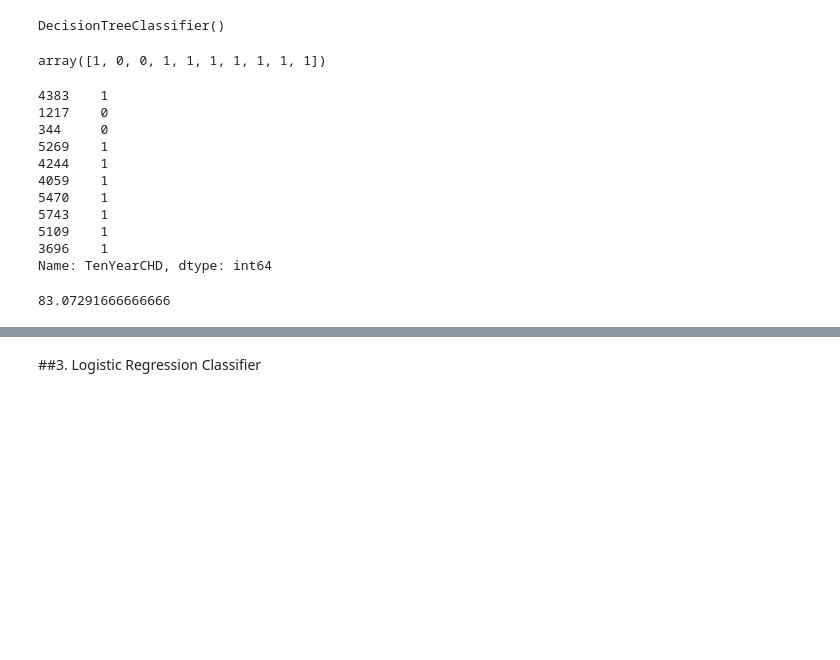
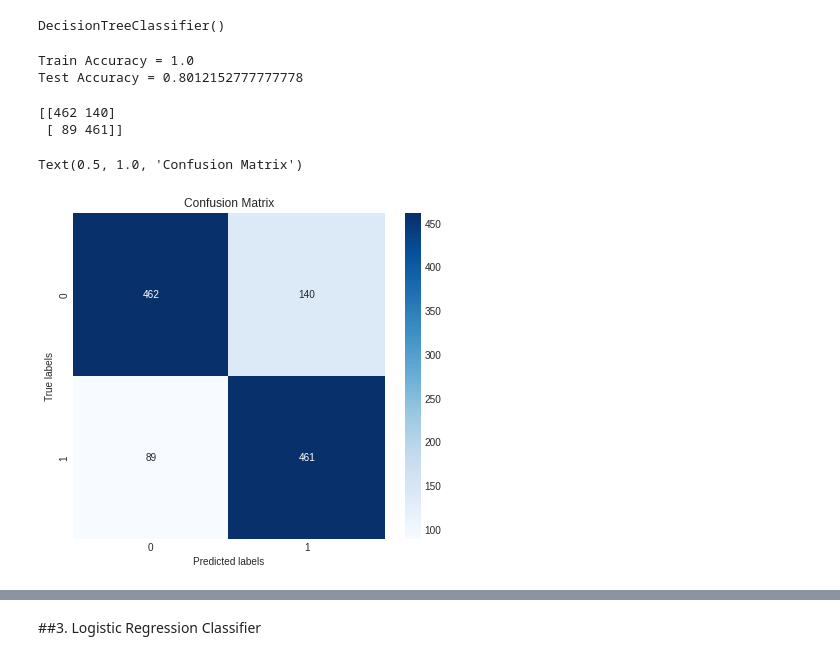
Before and after one commit to chvikas/cardiovascular-risk-prediction, a Jupyter notebook: Cardiovascular_Risk_Prediction.ipynb, the cells around one changed output, grey strips where cells are left out. Saved outputs shown, nothing was run; the diff lists cells and outputs as text; code cells hidden in the pictures; blank space fills up the shorter version.

```diff
--- a/Cardiovascular_Risk_Prediction.ipynb
+++ b/Cardiovascular_Risk_Prediction.ipynb
@@ -990,26 +991,31 @@ dec_tree.fit(X_train, y_train)
 DecisionTreeClassifier()
 # %%
 #predicting test set
-y_predicted = dec_tree.predict(X_test)
+y_pred_dt = clf_dt.predict(X_test)
-# %%
-y_predicted[:10]
-# %% [output]
-array([1, 0, 0, 1, 1, 1, 1, 1, 1, 1])
-# %%
-y_test[:10]
-# %% [output]
-4383    1
-1217    0
-344     0
-5269    1
-4244    1
-4059    1
-5470    1
-5743    1
-5109    1
-3696    1
-Name: TenYearCHD, dtype: int64
-# %%
-accuracy_score(y_test, y_predicted) * 100
-# %% [output]
-83.07291666666666
+# %%
+#Train and Test Accuracy
+
+print(f'Train Accuracy = {accuracy_score(y_train, clf_dt.predict(X_train))}')
+print(f'Test Accuracy = {accuracy_score(y_test, y_pred_dt)}')
+# %% [output]
+Train Accuracy = 1.0
+Test Accuracy = 0.8012152777777778
+# %%
+# Get the confusion matrix for both train and test
+
+
+cm = confusion_matrix(y_test, y_pred_dt)
+print(cm)
+plt.figure(figsize=(7,6))
+ax= plt.subplot()
+sns.heatmap(cm, annot=True, cmap = 'Blues', ax = ax, fmt='g');
+
+# labels, title and ticks
+ax.set_xlabel('Predicted labels')
+ax.set_ylabel('True labels')
+ax.set_title('Confusion Matrix')
+# %% [output]
+[[462 140]
+ [ 89 461]]
+Text(0.5, 1.0, 'Confusion Matrix')
+[figure, added]
```
Also changed, not shown: parts of 61 cells of this notebook.
